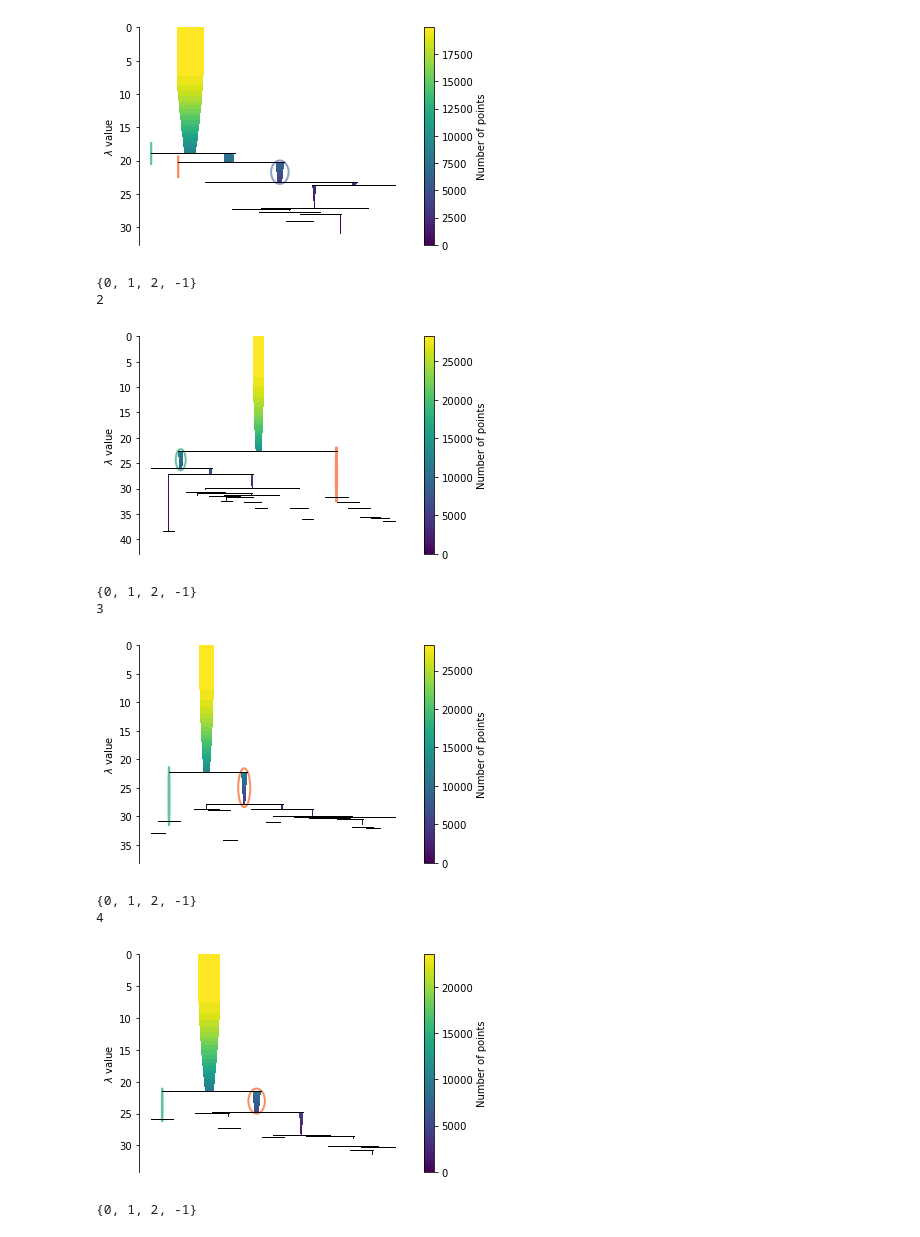
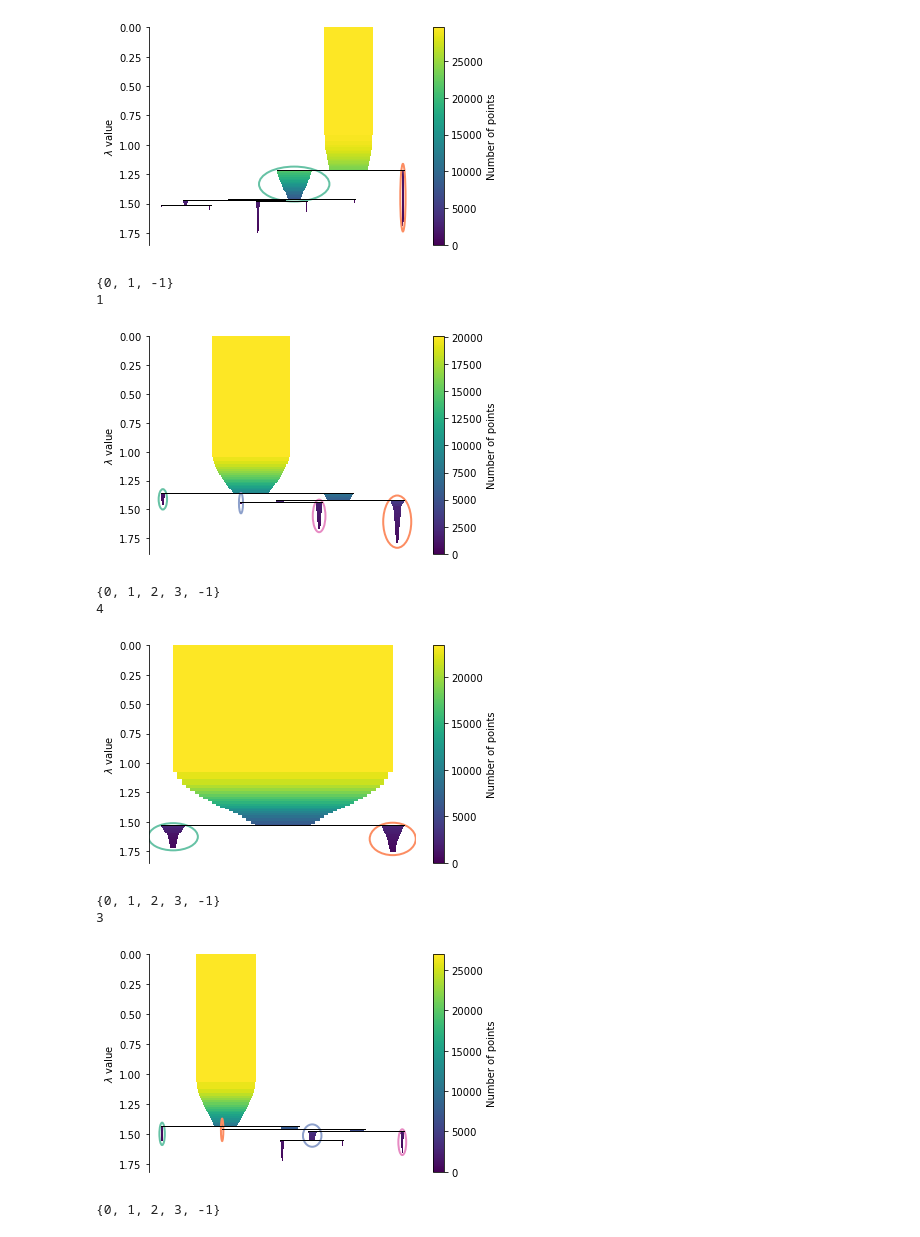
Before and after one commit to BiCroLab/WSI-analysis, a Jupyter notebook: SG/pipeline/ipynb/intensity.data2cluster.ipynb, the cells around one changed output. Cells and saved outputs as stored; diff of their text form; code cells hidden in the pictures.

Commit message:
integration: morphology + covd

```diff
--- a/SG/pipeline/ipynb/intensity.data2cluster.ipynb
+++ b/SG/pipeline/ipynb/intensity.data2cluster.ipynb
@@ -73,13 +73,14 @@ def cluster_nuclei_intensity(filename,df,n_neighbors,threshold_q,auto_open,plot_
         # fig.write_image(filename+'.low_curvature_clusters.intensity.png')
     return df
 # %%
-sample_size = 50000 # set to 0 if the entire sample is considered
+sample_size = 100000 # set to 0 if the entire sample is considered
 n_neighbors = 100   # NNN in the curvature calculation
 threshold_q = 0.1   # the quantile defining the low-curvature sector
 auto_open = True    # switch to open or not html figures in new tab
 plot_switch = True  # switch to generate or not html figures
 
-for filename in glob.glob(r'../data_intensity/pkl/id_52.measurements.covd.pkl')[:1]:    # pkl file
+#for filename in glob.glob(r'../data_intensity/pkl/id_52.measurements.covd.pkl')[:1]:    # pkl file
+for filename in glob.glob(r'../pkl/id_52.measurements.covd.pkl')[:1]:    # pkl file
     df = pd.read_pickle(filename)
     if sample_size > 0 and sample_size < df.shape[0]:
         df = df.sample(n=sample_size)
@@ -94,7 +95,7 @@ for filename in glob.glob(r'../data_intensity/pkl/id_52.measurements.covd.pkl')[
 # %%
-features
-for c in ['area', 'perimeter', 'solidity', 'eccentricity','circularity',
-          'mean_intensity', 'std_intensity', 'cov_intensity']:
+features =  ['area', 'perimeter', 'solidity', 'eccentricity','circularity',
+             'mean_intensity', 'std_intensity', 'cov_intensity']
+for c in features:
     # define the quantiles interval labels
     df["q_"+c] = pd.qcut(df[c],10,labels=False, duplicates='drop')
 # %%
@@ -126,40 +165,36 @@ plt.show()
 # %%
-'''
-Add morphology after the covd cluster analysis
-For each covd cluster id, cluster based on morphology
-!!!!!!!!!!!!!!!!Consider the possibility to perform UMAP before clustering!!!!!!!!!!!!!!!!!!!
-'''
-from sklearn import preprocessing
-
-# rescale the features to 0-1 range
-for feature in ['area', 'perimeter', 'solidity','eccentricity', 'circularity',
-                'mean_intensity', 'std_intensity','cov_intensity'
-               ]:
-    f = df[feature].as_matrix().reshape(-1,1) #returns a numpy array
-    min_max_scaler = preprocessing.MinMaxScaler()
-    f_scaled = min_max_scaler.fit_transform(f)
-    df[feature] = f_scaled
-
 # select the list of features to be clustered
-list_of_features = ['area',
-                #'perimeter',
+features2cluster = ['area',
+                    'perimeter',
                     'solidity','eccentricity', 'circularity',
-                # 'mean_intensity', 'std_intensity','cov_intensity'
+                    'mean_intensity', 'std_intensity','cov_intensity'
                    ]
 
 df["clusterID2"] = -1 # initialize the morphological cluster id
 
 for c_id in set(df.clusterID1): # for each cluster1 id
     print(c_id)
+    # reduced morphological representation with umap
+    fdf = df[df["clusterID1"] == c_id][features2cluster]
+    embedding_morphology = umap.UMAP(min_dist=0.0,
+                                     n_components=3,
+                                     random_state=42).fit_transform(fdf)
+
+    # create dataframes of the umap morphological embedding
+    df_embedding_morphology = pd.DataFrame(data=embedding_morphology,
+                                           columns=['xm','ym','zm'],
+                                           index=fdf.index)
+    fdf = pd.concat([fdf,df_embedding_morphology],axis=1)
+
     # cluster with HDBSCAN
-    min_cluster_size = 20   # parameter to be adjausted
-    min_samples = 20       # parameter to be adjausted
+    min_cluster_size = 500   # parameter to be adjausted
+    min_samples = 250       # parameter to be adjausted
 
     clusterer = hdbscan.HDBSCAN(min_samples=min_samples,
                                 min_cluster_size=min_cluster_size,
                                 gen_min_span_tree=True)
 
-    clusterer.fit( df[df["clusterID1"] == c_id][list_of_features] )
+    clusterer.fit( fdf[['xm','ym','zm']] )
 
     clusterer.condensed_tree_.plot(select_clusters=True,
                                    selection_palette=sns.color_palette("Set2",len(clusterer.labels_))
@@ -170,7 +205,4 @@ for c_id in set(df.clusterID1): # for each cluster1 id
     #update datarrame
     df.loc[df.clusterID1 == c_id, "clusterID2"] = clusterer.labels_
     print(set(df["clusterID2"] ))
-
-# merge the two cluster ids into a single one
-df["clusterID3"] = df["clusterID1"].astype(str) +"_"+df["clusterID2"].apply(str)
 # %% [output]
@@ -178,11 +210,11 @@ df["clusterID3"] = df["clusterID1"].astype(str) +"_"+df["clusterID2"].apply(str)
-[figure, old version]
+[figure, new version]
-{0, 1, 2, -1}
-2
+{0, 1, -1}
+1
-[figure, old version]
+[figure, new version]
-{0, 1, 2, -1}
-3
+{0, 1, 2, 3, -1}
+4
-[figure, old version]
+[figure, new version]
-{0, 1, 2, -1}
-4
+{0, 1, 2, 3, -1}
+3
-[figure, old version]
+[figure, new version]
-{0, 1, 2, -1}
+{0, 1, 2, 3, -1}
```
Also changed, not shown: parts of 14 cells of this notebook.
